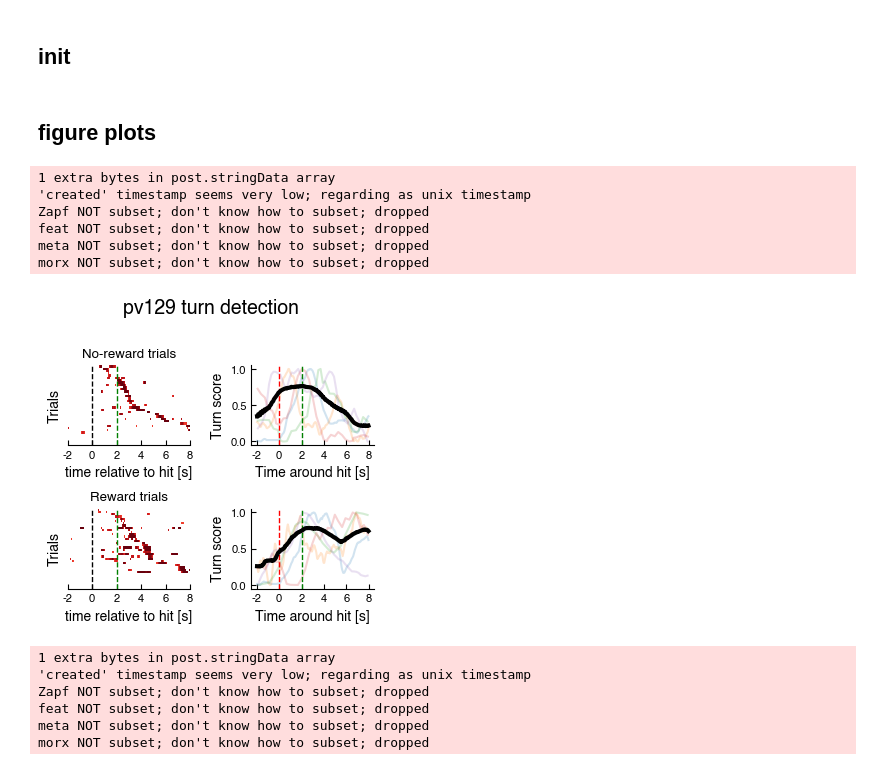
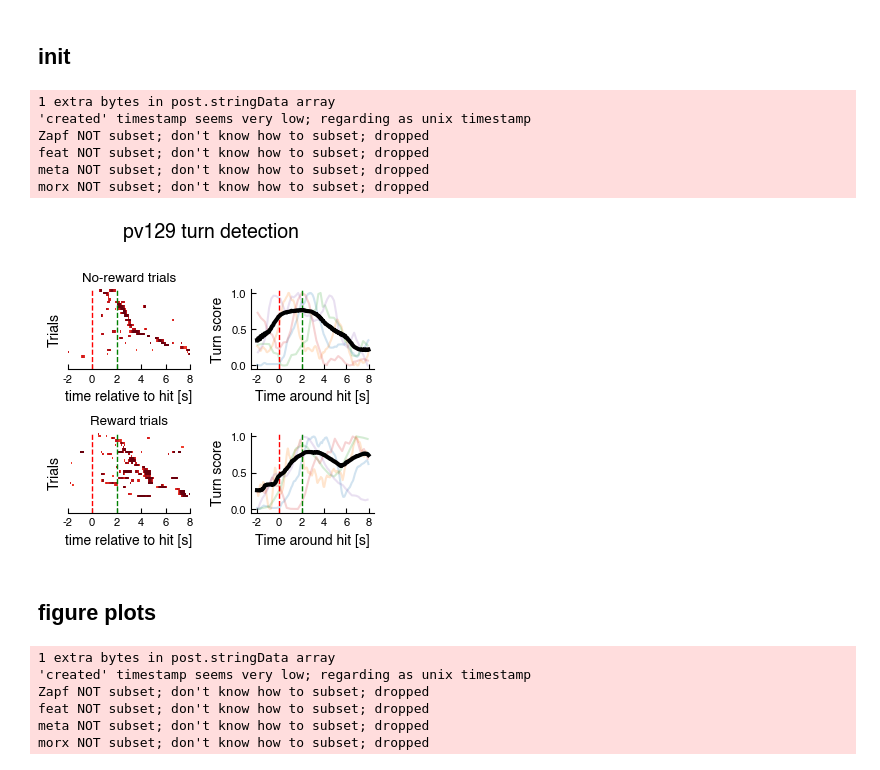
Before and after one commit to EvolutionaryNeuralCodingLab/PreyTouch, a Jupyter notebook: head_turn_detection/src/detct_head_turn.ipynb, the cells around one changed output. Drawn from its saved outputs; the diff is of its cells as text; code cells hidden in the pictures.

```diff
--- a/head_turn_detection/src/detct_head_turn.ipynb
+++ b/head_turn_detection/src/detct_head_turn.ipynb
@@ -184,8 +186,6 @@ def load_all_animals_df(animal_ids):
         animal = load_animal_df(animal_id, data_path=data_path)
         all_animals_df = pd.concat([all_animals_df, animal.df], ignore_index=True)
     return all_animals_df
-# %% [markdown]
-## figure plots
 # %%
 example_animal = 'pv129'
 FIGURE_PATH = '/Users/regev/PhD/internal_models_paper'
@@ -193,7 +193,6 @@ out_dir = Path("../output/turn_scores_all_animals")
 res = load_results_bundle(out_dir / "results" / example_animal)
 scores_df = pd.read_parquet(out_dir / "all_animals_scores.parquet")
 cfg = res.get("cfg") or resolve_turn_config(get_animal_spec(example_animal).cfg)
-cfg['EVENT_LINES'] = ((-2.0, 'black'), (0.0, 'green'))
 score_col = "turn_score_pp" if cfg["POSTPROC_APPLY_TO_HEATMAPS"] else "turn_score_nms"
 fig, axes = plt.subplots(2, 2, figsize=(3.5, 3.3))
 
@@ -213,34 +212,36 @@ for i in range(2):
     axes[i, 0].set_yticks([])
     axes[i, 0].set_ylabel('Trials')
     axes[i, 0].spines['bottom'].set_visible(True)
     axes[i, 0].set_xticks([0, 40, 80, 120, 160, 200], [-2, 0, 2, 4, 6, 8])
 
 for i, trial_type in enumerate(["no_reward", "reward"]):
     _, rolling_df = plot_mean_scores_pp(
         scores_df,
         trial_type=trial_type,
         range_start=-4,
         range_end=6,
         roll_window_s=1.5,
         mean_smooth_window_s=2.5,
         is_legend=False,
         ax=axes[i, 1]
     )
     remove_top_right_frames(axes[i, 1])
     dt = datetime.datetime.now().strftime("%Y%m%d%H%M")
     axes[i, 1].set_xticks([-4, -2, 0, 2, 4, 6], [-2, 0, 2, 4, 6, 8])
 
 
 fig.tight_layout()
 fig.savefig(f'{FIGURE_PATH}/figures/head_turn_fig.pdf')
 # %% [output]
 1 extra bytes in post.stringData array
 'created' timestamp seems very low; regarding as unix timestamp
 Zapf NOT subset; don't know how to subset; dropped
 feat NOT subset; don't know how to subset; dropped
 meta NOT subset; don't know how to subset; dropped
 morx NOT subset; don't know how to subset; dropped
-[figure, old version]
+[figure, new version]
+# %% [markdown]
+## figure plots
 # %%
 animal_id = "pv129"
 trial_id = 30284
```
Also changed, not shown: parts of 5 cells of this notebook.
